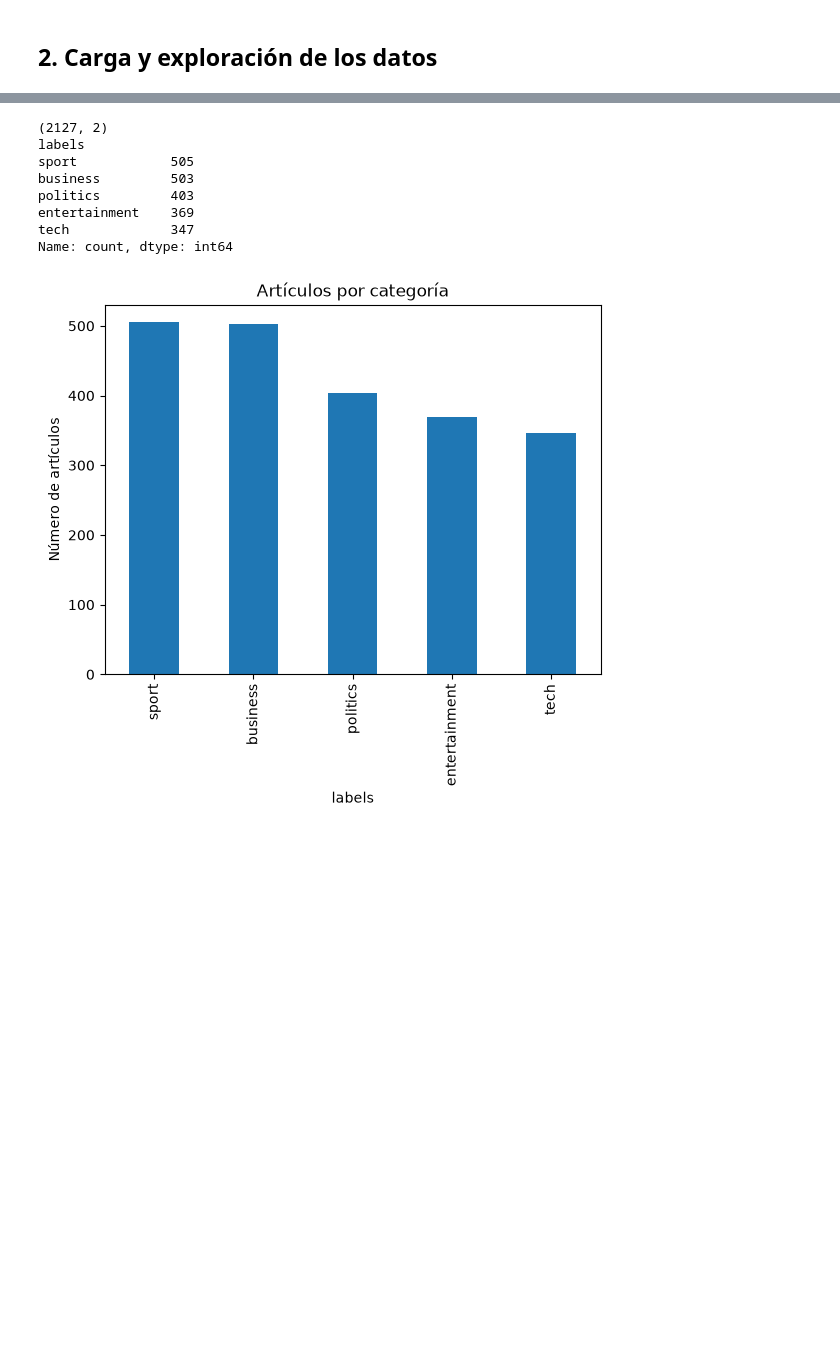
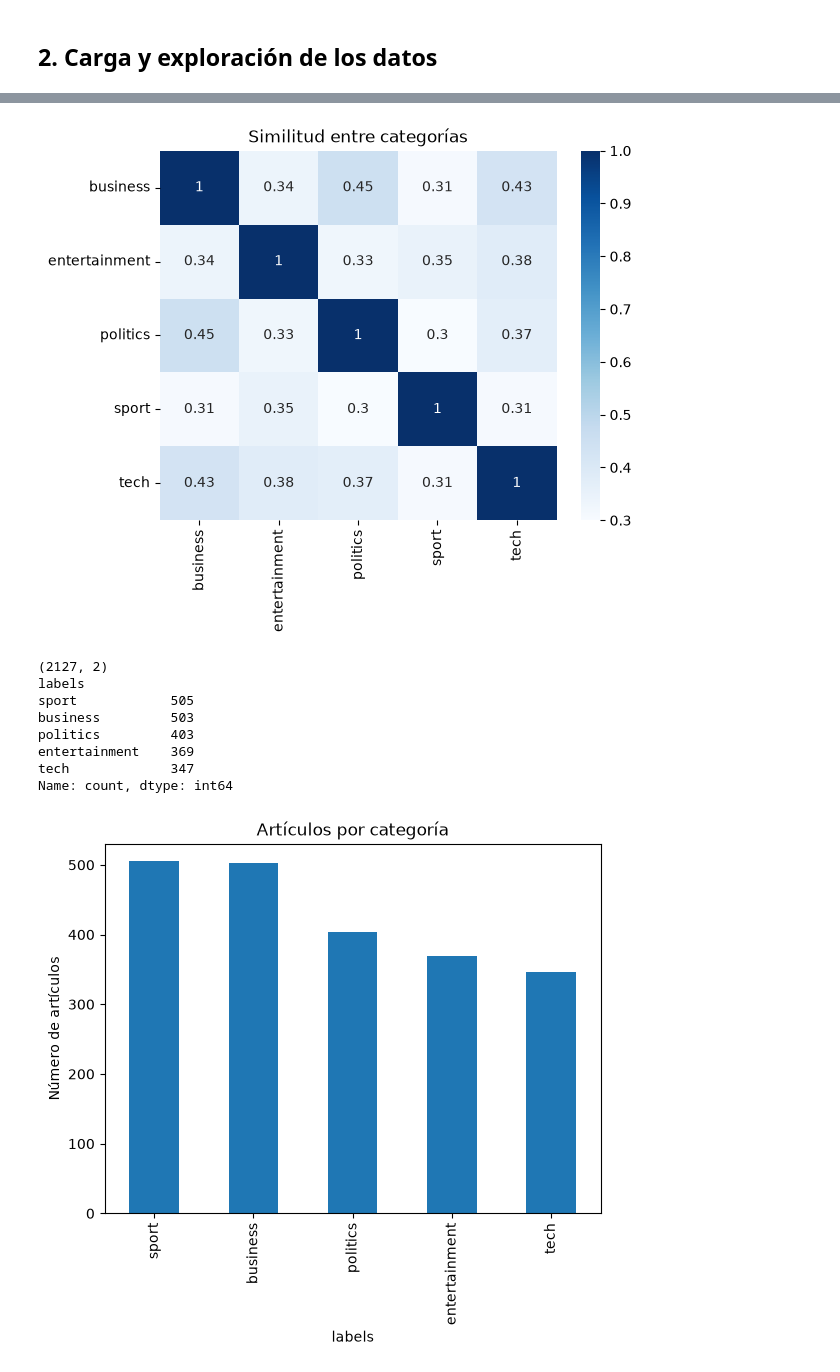
Before and after one commit to IoshuaCastillejos/Notebooks_AI, a Jupyter notebook: Transformer/v1_micro_3.ipynb, the cells around one changed output, grey strips where cells are left out. Saved outputs shown, nothing was run; the diff lists cells and outputs as text; code cells hidden in the pictures; blank space fills up the shorter version.

```diff
--- a/Transformer/v1_micro_3.ipynb
+++ b/Transformer/v1_micro_3.ipynb
@@ -66,0 +90,8 @@ df.head()
+# %%
+tfidf = TfidfVectorizer(stop_words='english', max_features=20000, min_df=3)
+X = tfidf.fit_transform(df['text'])
+vocab = np.array(tfidf.get_feature_names_out())
+
+for cat in sorted(df['labels'].unique()):
+    media = np.asarray(X[(df['labels'] == cat).values].mean(axis=0)).ravel()
+    print(f"{cat:15s}", ', '.join(vocab[media.argsort()[::-1][:12]]))
@@ -67,3 +104,12 @@ df.head()
+# %%
+from sklearn.metrics.pairwise import cosine_similarity
+
+cats = sorted(df['labels'].unique())
+centros = np.vstack([np.asarray(X[(df['labels'] == c).values].mean(axis=0)) for c in cats])
+sim = pd.DataFrame(cosine_similarity(centros), index=cats, columns=cats).round(2)
+sns.heatmap(sim, annot=True, cmap='Blues'); plt.title('Similitud entre categorías'); plt.show()
+# %% [output]
+[figure, added]
 # %%
 # Columnas de texto y de categoría (el dataset usa 'text' y 'labels')
 TEXT_COL = 'text'
```
Also changed, not shown: parts of 11 cells of this notebook.
